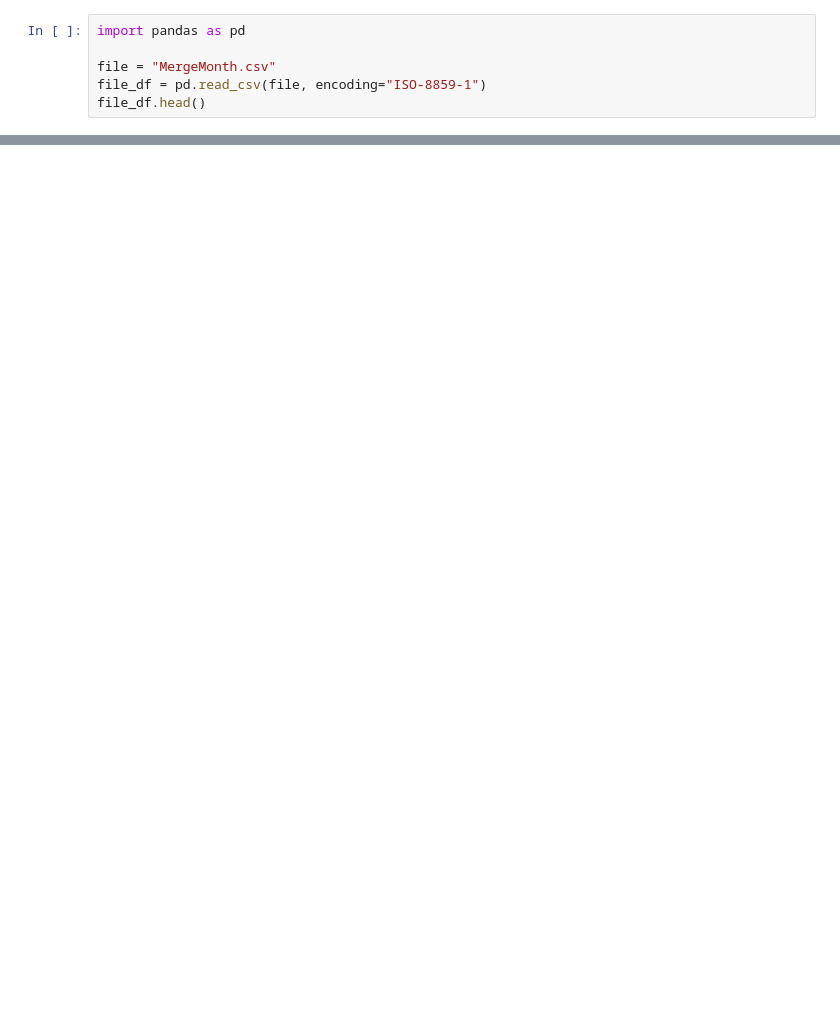
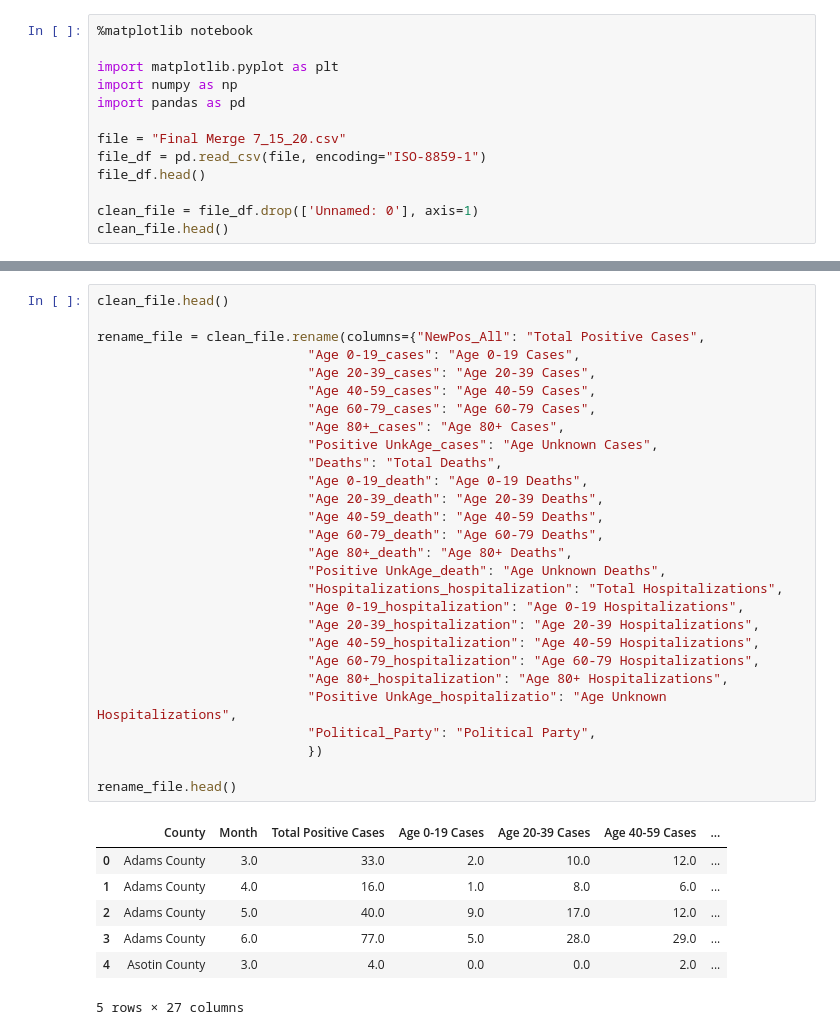
Before and after one commit to mocchicone/Covid-19-Outcomes-in-Washington-State, a Jupyter notebook: Nghia Analysis.ipynb, the cells around one changed output, grey strips where cells are left out. Cells and saved outputs as stored; diff of their text form; blank space fills up the shorter version.

```diff
--- a/Nghia Analysis.ipynb
+++ b/Nghia Analysis.ipynb
@@ -1,8 +1,15 @@
 # %%
+%matplotlib notebook
+
+import matplotlib.pyplot as plt
+import numpy as np
 import pandas as pd
 
-file = "MergeMonth.csv"
+file = "Final Merge 7_15_20.csv"
 file_df = pd.read_csv(file, encoding="ISO-8859-1")
 file_df.head()
+
+clean_file = file_df.drop(['Unnamed: 0'], axis=1)
+clean_file.head()
 # %% [output]
 |  | County | Month | NewPos_All | Age 0-19_cases | Age 20-39_cases | Age 40-59_cases | Age 60-79_cases | ... |
@@ -26,0 +76,36 @@ Index(['County', 'Month', 'NewPos_All', 'Age 0-19_cases', 'Age 20-39_cases',
+# %%
+clean_file.head()
+
+rename_file = clean_file.rename(columns={"NewPos_All": "Total Positive Cases",
+                           "Age 0-19_cases": "Age 0-19 Cases",
+                           "Age 20-39_cases": "Age 20-39 Cases",
+                           "Age 40-59_cases": "Age 40-59 Cases",
+                           "Age 60-79_cases": "Age 60-79 Cases",
+                           "Age 80+_cases": "Age 80+ Cases",
+                           "Positive UnkAge_cases": "Age Unknown Cases",
+                           "Deaths": "Total Deaths",
+                           "Age 0-19_death": "Age 0-19 Deaths",
+                           "Age 20-39_death": "Age 20-39 Deaths",
+                           "Age 40-59_death": "Age 40-59 Deaths",
+                           "Age 60-79_death": "Age 60-79 Deaths",
+                           "Age 80+_death": "Age 80+ Deaths",
+                           "Positive UnkAge_death": "Age Unknown Deaths",
+                           "Hospitalizations_hospitalization": "Total Hospitalizations",
+                           "Age 0-19_hospitalization": "Age 0-19 Hospitalizations",
+                           "Age 20-39_hospitalization": "Age 20-39 Hospitalizations",
+                           "Age 40-59_hospitalization": "Age 40-59 Hospitalizations",
+                           "Age 60-79_hospitalization": "Age 60-79 Hospitalizations",
+                           "Age 80+_hospitalization": "Age 80+ Hospitalizations",
+                           "Positive UnkAge_hospitalizatio": "Age Unknown Hospitalizations",
+                           "Political_Party": "Political Party",
+                           })
+
+rename_file.head()
+# %% [output]
+|  | County | Month | Total Positive Cases | Age 0-19 Cases | Age 20-39 Cases | Age 40-59 Cases | ... |
+| 0 | Adams County | 3.0 | 33.0 | 2.0 | 10.0 | 12.0 | ... |
+| 1 | Adams County | 4.0 | 16.0 | 1.0 | 8.0 | 6.0 | ... |
+| 2 | Adams County | 5.0 | 40.0 | 9.0 | 17.0 | 12.0 | ... |
+| 3 | Adams County | 6.0 | 77.0 | 5.0 | 28.0 | 29.0 | ... |
+| 4 | Asotin County | 3.0 | 4.0 | 0.0 | 0.0 | 2.0 | ... |
+5 rows × 27 columns
```
Also changed, not shown: parts of 7 cells of this notebook.
